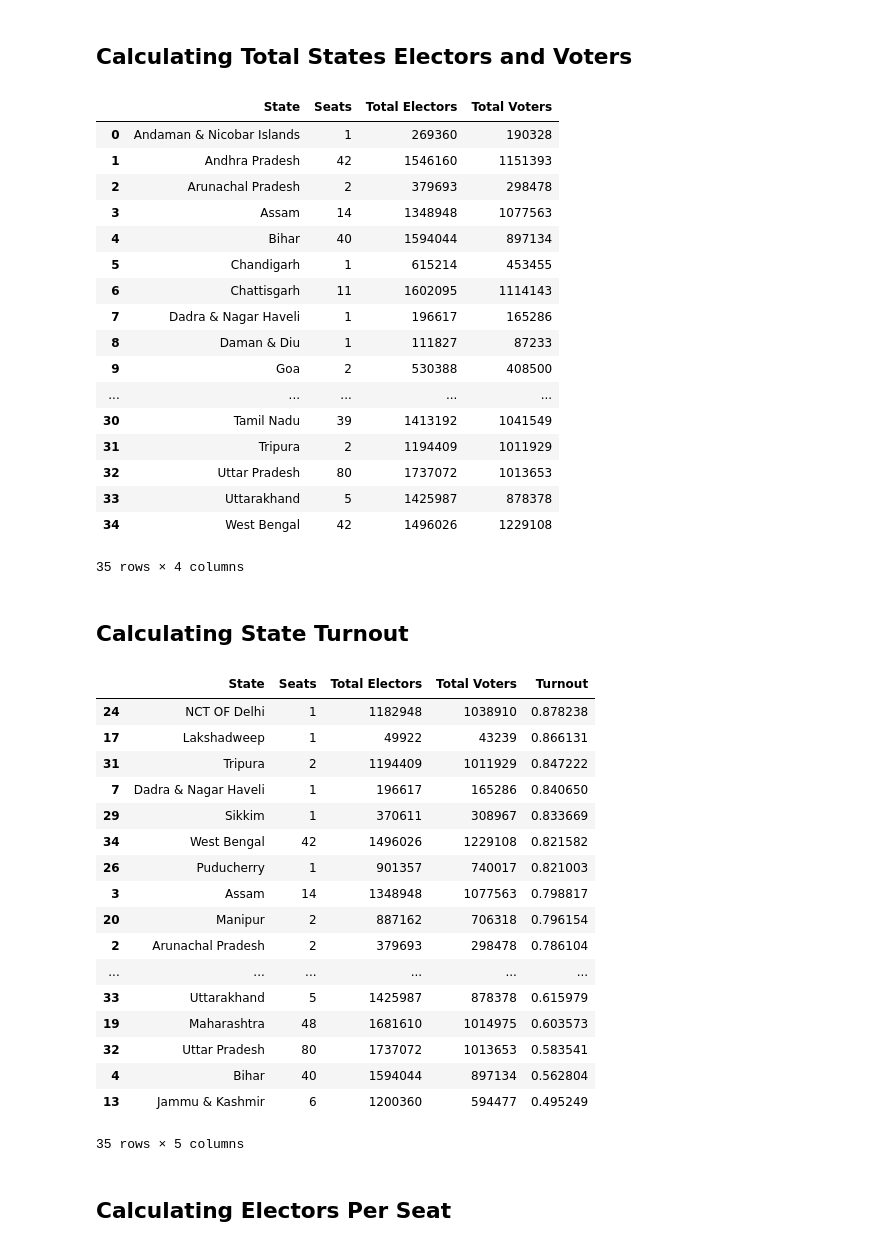
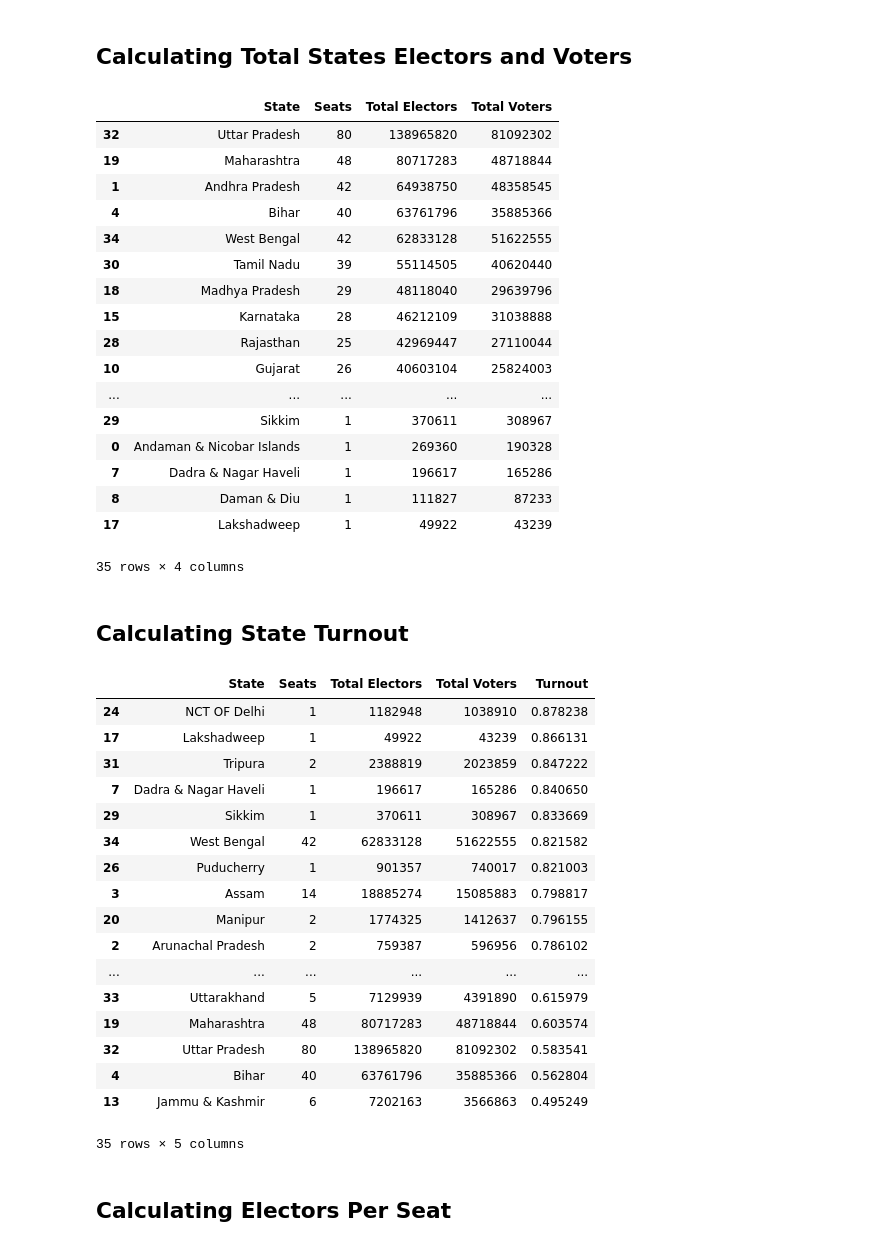
Before and after one commit to TwistedHardware/mltutorial, a Jupyter notebook: notebooks/IPython-Tutorial/Indian General Elections 2014.ipynb, the cells around one changed output. Cells and saved outputs as stored; diff of their text form; code cells hidden in the pictures.

```diff
--- a/notebooks/IPython-Tutorial/Indian General Elections 2014.ipynb
+++ b/notebooks/IPython-Tutorial/Indian General Elections 2014.ipynb
@@ -152,29 +153,29 @@ states.sort("Seats", ascending=False)
 # %% [markdown]
 ## Calculating Total States Electors and Voters
 # %%
-total_electors = pd.pivot_table(csv_data, values="Total Electors", rows=["State"])
-total_votes = pd.pivot_table(csv_data, values="Total Voters", rows=["State"])
+total_electors = pd.pivot_table(csv_data, values="Total Electors", rows=["State"], aggfunc="sum")
+total_votes = pd.pivot_table(csv_data, values="Total Voters", rows=["State"], aggfunc="sum")
 states["Total Electors"] = total_electors.sort_index().values
 states["Total Voters"] = total_votes.sort_index().values
-states
+states.sort("Total Electors", ascending=False)
 # %% [output]
 |  | State | Seats | Total Electors | Total Voters |
+| 32 | Uttar Pradesh | 80 | 138965820 | 81092302 |
+| 19 | Maharashtra | 48 | 80717283 | 48718844 |
+| 1 | Andhra Pradesh | 42 | 64938750 | 48358545 |
+| 4 | Bihar | 40 | 63761796 | 35885366 |
+| 34 | West Bengal | 42 | 62833128 | 51622555 |
+| 30 | Tamil Nadu | 39 | 55114505 | 40620440 |
+| 18 | Madhya Pradesh | 29 | 48118040 | 29639796 |
+| 15 | Karnataka | 28 | 46212109 | 31038888 |
+| 28 | Rajasthan | 25 | 42969447 | 27110044 |
+| 10 | Gujarat | 26 | 40603104 | 25824003 |
+| ... | ... | ... | ... | ... |
+| 29 | Sikkim | 1 | 370611 | 308967 |
 | 0 | Andaman & Nicobar Islands | 1 | 269360 | 190328 |
-| 1 | Andhra Pradesh | 42 | 1546160 | 1151393 |
-| 2 | Arunachal Pradesh | 2 | 379693 | 298478 |
-| 3 | Assam | 14 | 1348948 | 1077563 |
-| 4 | Bihar | 40 | 1594044 | 897134 |
-| 5 | Chandigarh | 1 | 615214 | 453455 |
-| 6 | Chattisgarh | 11 | 1602095 | 1114143 |
 | 7 | Dadra & Nagar Haveli | 1 | 196617 | 165286 |
 | 8 | Daman & Diu | 1 | 111827 | 87233 |
-| 9 | Goa | 2 | 530388 | 408500 |
-| ... | ... | ... | ... | ... |
-| 30 | Tamil Nadu | 39 | 1413192 | 1041549 |
-| 31 | Tripura | 2 | 1194409 | 1011929 |
-| 32 | Uttar Pradesh | 80 | 1737072 | 1013653 |
-| 33 | Uttarakhand | 5 | 1425987 | 878378 |
-| 34 | West Bengal | 42 | 1496026 | 1229108 |
+| 17 | Lakshadweep | 1 | 49922 | 43239 |
 35 rows × 4 columns
 # %% [markdown]
 ## Calculating State Turnout
@@ -185,20 +186,20 @@ states.sort("Turnout", ascending=False)
 |  | State | Seats | Total Electors | Total Voters | Turnout |
 | 24 | NCT OF Delhi | 1 | 1182948 | 1038910 | 0.878238 |
 | 17 | Lakshadweep | 1 | 49922 | 43239 | 0.866131 |
-| 31 | Tripura | 2 | 1194409 | 1011929 | 0.847222 |
+| 31 | Tripura | 2 | 2388819 | 2023859 | 0.847222 |
 | 7 | Dadra & Nagar Haveli | 1 | 196617 | 165286 | 0.840650 |
 | 29 | Sikkim | 1 | 370611 | 308967 | 0.833669 |
-| 34 | West Bengal | 42 | 1496026 | 1229108 | 0.821582 |
+| 34 | West Bengal | 42 | 62833128 | 51622555 | 0.821582 |
 | 26 | Puducherry | 1 | 901357 | 740017 | 0.821003 |
-| 3 | Assam | 14 | 1348948 | 1077563 | 0.798817 |
-| 20 | Manipur | 2 | 887162 | 706318 | 0.796154 |
-| 2 | Arunachal Pradesh | 2 | 379693 | 298478 | 0.786104 |
+| 3 | Assam | 14 | 18885274 | 15085883 | 0.798817 |
+| 20 | Manipur | 2 | 1774325 | 1412637 | 0.796155 |
+| 2 | Arunachal Pradesh | 2 | 759387 | 596956 | 0.786102 |
 | ... | ... | ... | ... | ... | ... |
-| 33 | Uttarakhand | 5 | 1425987 | 878378 | 0.615979 |
-| 19 | Maharashtra | 48 | 1681610 | 1014975 | 0.603573 |
-| 32 | Uttar Pradesh | 80 | 1737072 | 1013653 | 0.583541 |
-| 4 | Bihar | 40 | 1594044 | 897134 | 0.562804 |
-| 13 | Jammu & Kashmir | 6 | 1200360 | 594477 | 0.495249 |
+| 33 | Uttarakhand | 5 | 7129939 | 4391890 | 0.615979 |
+| 19 | Maharashtra | 48 | 80717283 | 48718844 | 0.603574 |
+| 32 | Uttar Pradesh | 80 | 138965820 | 81092302 | 0.583541 |
+| 4 | Bihar | 40 | 63761796 | 35885366 | 0.562804 |
+| 13 | Jammu & Kashmir | 6 | 7202163 | 3566863 | 0.495249 |
 35 rows × 5 columns
 # %% [markdown]
 ## Calculating Electors Per Seat
```
Also changed, not shown: parts of 19 cells of this notebook.
